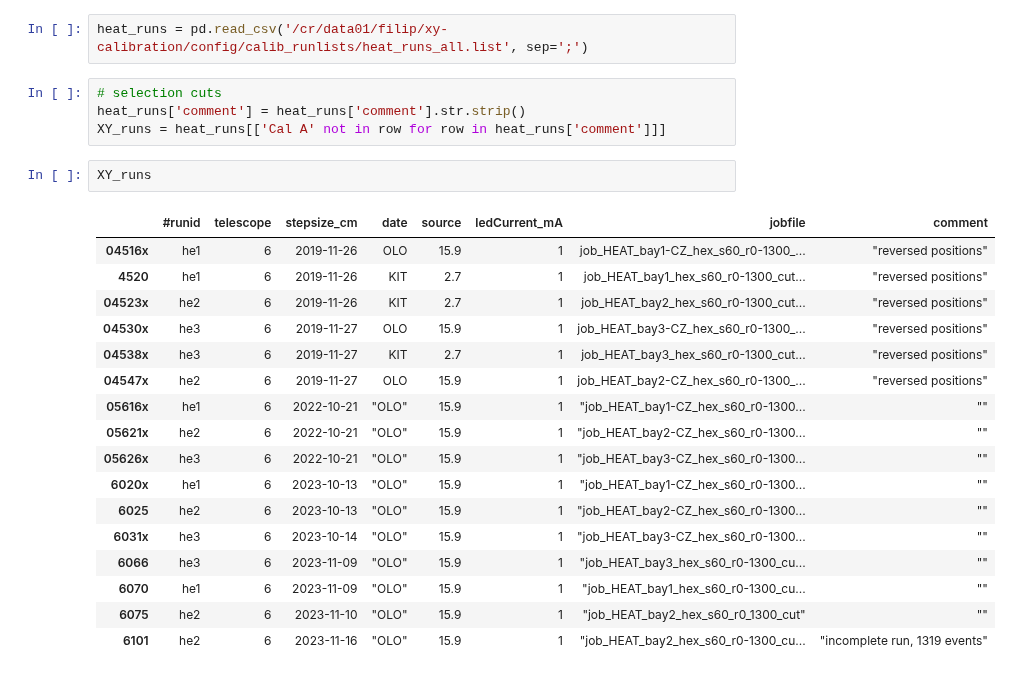
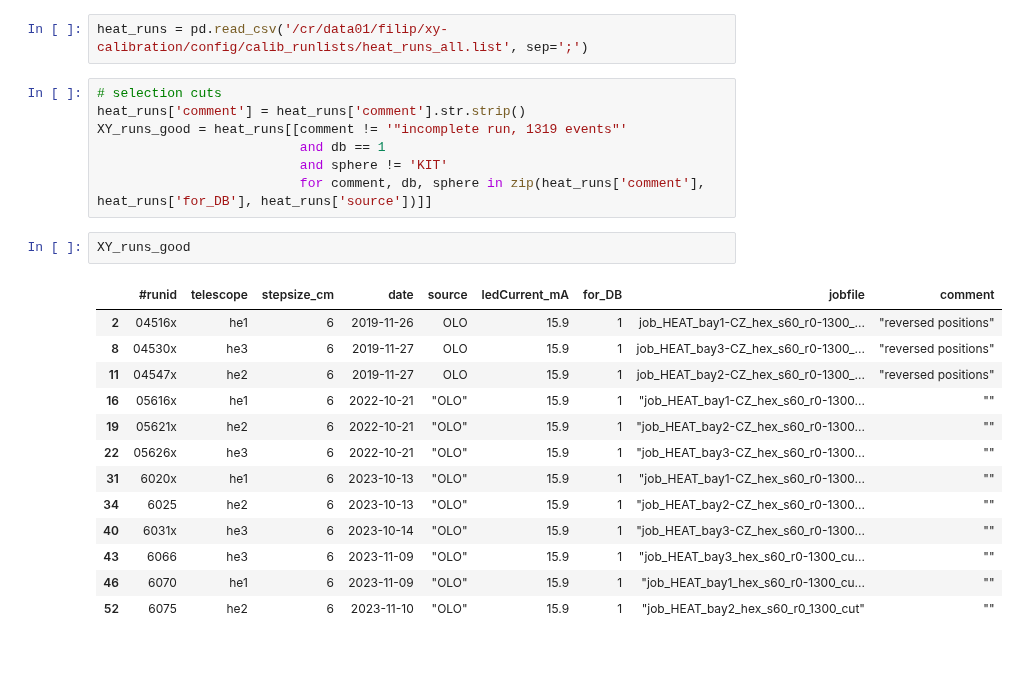
Before and after one commit to Quizznor/phd-thesis, a Jupyter notebook: Projects/XYScanner/calA_constants.ipynb, the cells around one changed output. Saved outputs shown, nothing was run; the diff lists cells and outputs as text.

```diff
--- a/Projects/XYScanner/calA_constants.ipynb
+++ b/Projects/XYScanner/calA_constants.ipynb
@@ -22,26 +22,25 @@ from utils.plotting import *
 # %%
 heat_runs = pd.read_csv('/cr/data01/filip/xy-calibration/config/calib_runlists/heat_runs_all.list', sep=';')
-# %%
-# selection cuts
-heat_runs['comment'] = heat_runs['comment'].str.strip()
-XY_runs = heat_runs[['Cal A' not in row for row in heat_runs['comment']]]
-# %%
-XY_runs
-# %% [output]
-|  | #runid | telescope | stepsize_cm | date | source | ledCurrent_mA | jobfile | comment |
-| 04516x | he1 | 6 | 2019-11-26 | OLO | 15.9 | 1 | job_HEAT_bay1-CZ_hex_s60_r0-1300_... | "reversed positions" |
-| 4520 | he1 | 6 | 2019-11-26 | KIT | 2.7 | 1 | job_HEAT_bay1_hex_s60_r0-1300_cut... | "reversed positions" |
-| 04523x | he2 | 6 | 2019-11-26 | KIT | 2.7 | 1 | job_HEAT_bay2_hex_s60_r0-1300_cut... | "reversed positions" |
-| 04530x | he3 | 6 | 2019-11-27 | OLO | 15.9 | 1 | job_HEAT_bay3-CZ_hex_s60_r0-1300_... | "reversed positions" |
-| 04538x | he3 | 6 | 2019-11-27 | KIT | 2.7 | 1 | job_HEAT_bay3_hex_s60_r0-1300_cut... | "reversed positions" |
-| 04547x | he2 | 6 | 2019-11-27 | OLO | 15.9 | 1 | job_HEAT_bay2-CZ_hex_s60_r0-1300_... | "reversed positions" |
-| 05616x | he1 | 6 | 2022-10-21 | "OLO" | 15.9 | 1 | "job_HEAT_bay1-CZ_hex_s60_r0-1300... | "" |
-| 05621x | he2 | 6 | 2022-10-21 | "OLO" | 15.9 | 1 | "job_HEAT_bay2-CZ_hex_s60_r0-1300... | "" |
-| 05626x | he3 | 6 | 2022-10-21 | "OLO" | 15.9 | 1 | "job_HEAT_bay3-CZ_hex_s60_r0-1300... | "" |
-| 6020x | he1 | 6 | 2023-10-13 | "OLO" | 15.9 | 1 | "job_HEAT_bay1-CZ_hex_s60_r0-1300... | "" |
-| 6025 | he2 | 6 | 2023-10-13 | "OLO" | 15.9 | 1 | "job_HEAT_bay2-CZ_hex_s60_r0-1300... | "" |
-| 6031x | he3 | 6 | 2023-10-14 | "OLO" | 15.9 | 1 | "job_HEAT_bay3-CZ_hex_s60_r0-1300... | "" |
-| 6066 | he3 | 6 | 2023-11-09 | "OLO" | 15.9 | 1 | "job_HEAT_bay3_hex_s60_r0-1300_cu... | "" |
-| 6070 | he1 | 6 | 2023-11-09 | "OLO" | 15.9 | 1 | "job_HEAT_bay1_hex_s60_r0-1300_cu... | "" |
-| 6075 | he2 | 6 | 2023-11-10 | "OLO" | 15.9 | 1 | "job_HEAT_bay2_hex_s60_r0_1300_cut" | "" |
-| 6101 | he2 | 6 | 2023-11-16 | "OLO" | 15.9 | 1 | "job_HEAT_bay2_hex_s60_r0-1300_cu... | "incomplete run, 1319 events" |
+# %%
+# selection cuts
+heat_runs['comment'] = heat_runs['comment'].str.strip()
+XY_runs_good = heat_runs[[comment != '"incomplete run, 1319 events"'
+                          and db == 1
+                          and sphere != 'KIT'
+                          for comment, db, sphere in zip(heat_runs['comment'], heat_runs['for_DB'], heat_runs['source'])]]
+# %%
+XY_runs_good
+# %% [output]
+|  | #runid | telescope | stepsize_cm | date | source | ledCurrent_mA | for_DB | jobfile | comment |
+| 2 | 04516x | he1 | 6 | 2019-11-26 | OLO | 15.9 | 1 | job_HEAT_bay1-CZ_hex_s60_r0-1300_... | "reversed positions" |
+| 8 | 04530x | he3 | 6 | 2019-11-27 | OLO | 15.9 | 1 | job_HEAT_bay3-CZ_hex_s60_r0-1300_... | "reversed positions" |
+| 11 | 04547x | he2 | 6 | 2019-11-27 | OLO | 15.9 | 1 | job_HEAT_bay2-CZ_hex_s60_r0-1300_... | "reversed positions" |
+| 16 | 05616x | he1 | 6 | 2022-10-21 | "OLO" | 15.9 | 1 | "job_HEAT_bay1-CZ_hex_s60_r0-1300... | "" |
+| 19 | 05621x | he2 | 6 | 2022-10-21 | "OLO" | 15.9 | 1 | "job_HEAT_bay2-CZ_hex_s60_r0-1300... | "" |
+| 22 | 05626x | he3 | 6 | 2022-10-21 | "OLO" | 15.9 | 1 | "job_HEAT_bay3-CZ_hex_s60_r0-1300... | "" |
+| 31 | 6020x | he1 | 6 | 2023-10-13 | "OLO" | 15.9 | 1 | "job_HEAT_bay1-CZ_hex_s60_r0-1300... | "" |
+| 34 | 6025 | he2 | 6 | 2023-10-13 | "OLO" | 15.9 | 1 | "job_HEAT_bay2-CZ_hex_s60_r0-1300... | "" |
+| 40 | 6031x | he3 | 6 | 2023-10-14 | "OLO" | 15.9 | 1 | "job_HEAT_bay3-CZ_hex_s60_r0-1300... | "" |
+| 43 | 6066 | he3 | 6 | 2023-11-09 | "OLO" | 15.9 | 1 | "job_HEAT_bay3_hex_s60_r0-1300_cu... | "" |
+| 46 | 6070 | he1 | 6 | 2023-11-09 | "OLO" | 15.9 | 1 | "job_HEAT_bay1_hex_s60_r0-1300_cu... | "" |
+| 52 | 6075 | he2 | 6 | 2023-11-10 | "OLO" | 15.9 | 1 | "job_HEAT_bay2_hex_s60_r0_1300_cut" | "" |
```
Also changed, not shown: parts of 4 cells of this notebook, 4 other files.
